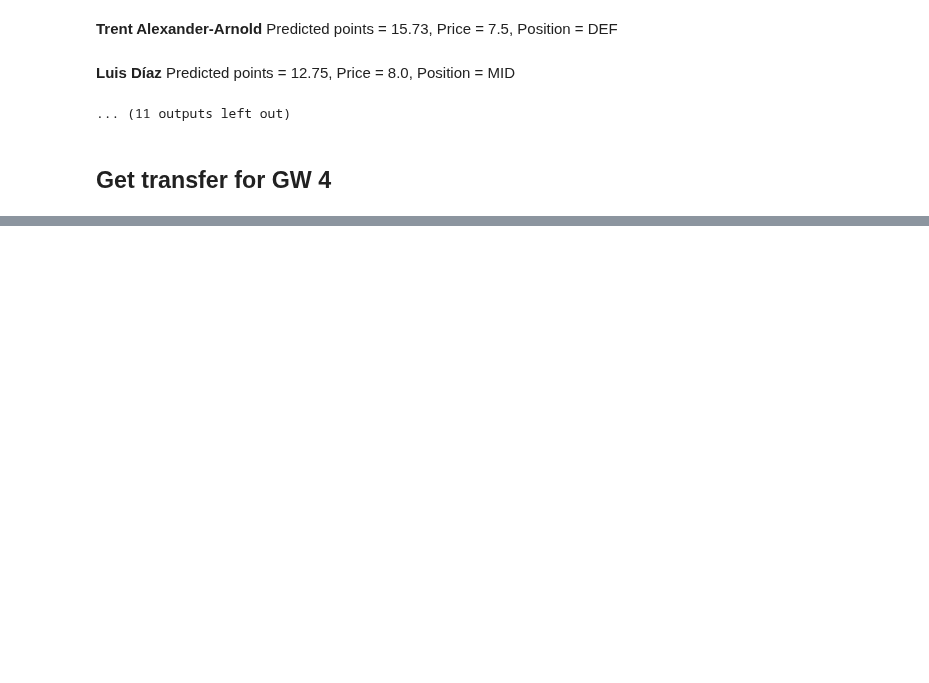
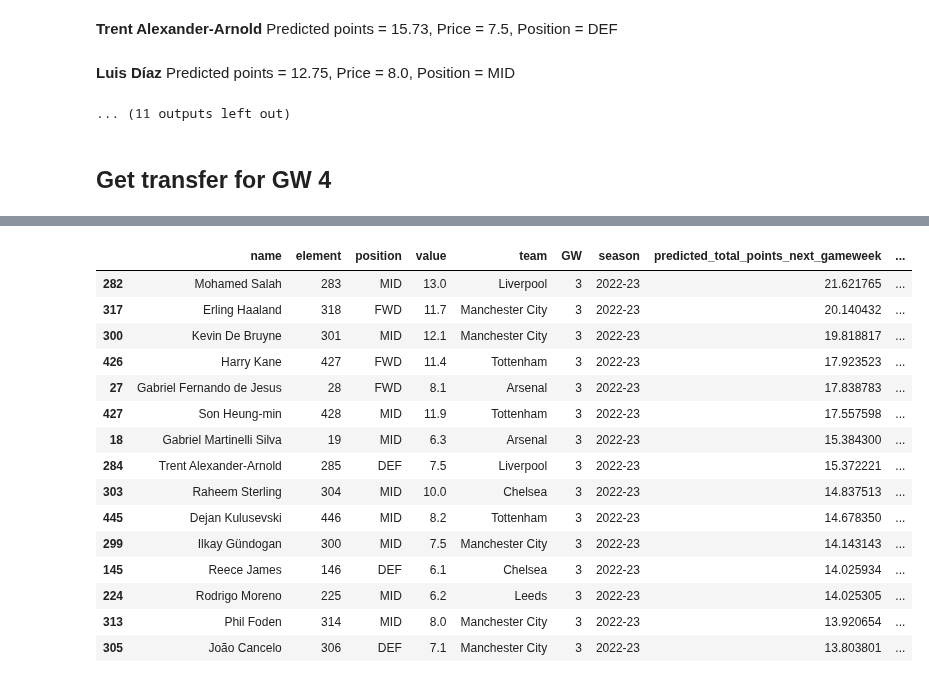
Before and after one commit to gracjans/FPL-AI-Manager_SwanseAI, a Jupyter notebook: notebooks/prepare_season_start_squad.ipynb, the cells around one changed output, grey strips where cells are left out. Cells and saved outputs as stored; diff of their text form; code cells hidden in the pictures; blank space fills up the shorter version.

Commit message:
show top 15 predictions for next gw

```diff
--- a/notebooks/prepare_season_start_squad.ipynb
+++ b/notebooks/prepare_season_start_squad.ipynb
@@ -141,6 +141,6 @@ scaler_path = ['/models/scaler_gk.gz', '/models/scaler_field.gz']
 # %%
 from src.squad_selection.predict_and_select import predict_and_select_transfer
 
-predict_and_select_transfer('2022-23', 3, model_path, scaler_path, download_newest_data=False, get_actual_chance_playing=True, position_separated=True, budget_now=0)
+top_15_predictions = predict_and_select_transfer('2022-23', 3, model_path, scaler_path, download_newest_data=False, get_actual_chance_playing=True, position_separated=True, budget_now=0)
 # %% [output]
 Are there any NaN values? - False
@@ -146,0 +162,19 @@ Are there any NaN values? - False
+# %%
+top_15_predictions
+# %% [output]
+|  | name | element | position | value | team | GW | season | predicted_total_points_next_gameweek | ... |
+| 282 | Mohamed Salah | 283 | MID | 13.0 | Liverpool | 3 | 2022-23 | 21.621765 | ... |
+| 317 | Erling Haaland | 318 | FWD | 11.7 | Manchester City | 3 | 2022-23 | 20.140432 | ... |
+| 300 | Kevin De Bruyne | 301 | MID | 12.1 | Manchester City | 3 | 2022-23 | 19.818817 | ... |
+| 426 | Harry Kane | 427 | FWD | 11.4 | Tottenham | 3 | 2022-23 | 17.923523 | ... |
+| 27 | Gabriel Fernando de Jesus | 28 | FWD | 8.1 | Arsenal | 3 | 2022-23 | 17.838783 | ... |
+| 427 | Son Heung-min | 428 | MID | 11.9 | Tottenham | 3 | 2022-23 | 17.557598 | ... |
+| 18 | Gabriel Martinelli Silva | 19 | MID | 6.3 | Arsenal | 3 | 2022-23 | 15.384300 | ... |
+| 284 | Trent Alexander-Arnold | 285 | DEF | 7.5 | Liverpool | 3 | 2022-23 | 15.372221 | ... |
+| 303 | Raheem Sterling | 304 | MID | 10.0 | Chelsea | 3 | 2022-23 | 14.837513 | ... |
+| 445 | Dejan Kulusevski | 446 | MID | 8.2 | Tottenham | 3 | 2022-23 | 14.678350 | ... |
+| 299 | Ilkay Gündogan | 300 | MID | 7.5 | Manchester City | 3 | 2022-23 | 14.143143 | ... |
+| 145 | Reece James | 146 | DEF | 6.1 | Chelsea | 3 | 2022-23 | 14.025934 | ... |
+| 224 | Rodrigo Moreno | 225 | MID | 6.2 | Leeds | 3 | 2022-23 | 14.025305 | ... |
+| 313 | Phil Foden | 314 | MID | 8.0 | Manchester City | 3 | 2022-23 | 13.920654 | ... |
+| 305 | João Cancelo | 306 | DEF | 7.1 | Manchester City | 3 | 2022-23 | 13.803801 | ... |
```
Also changed, not shown: parts of 1 cell of this notebook.
